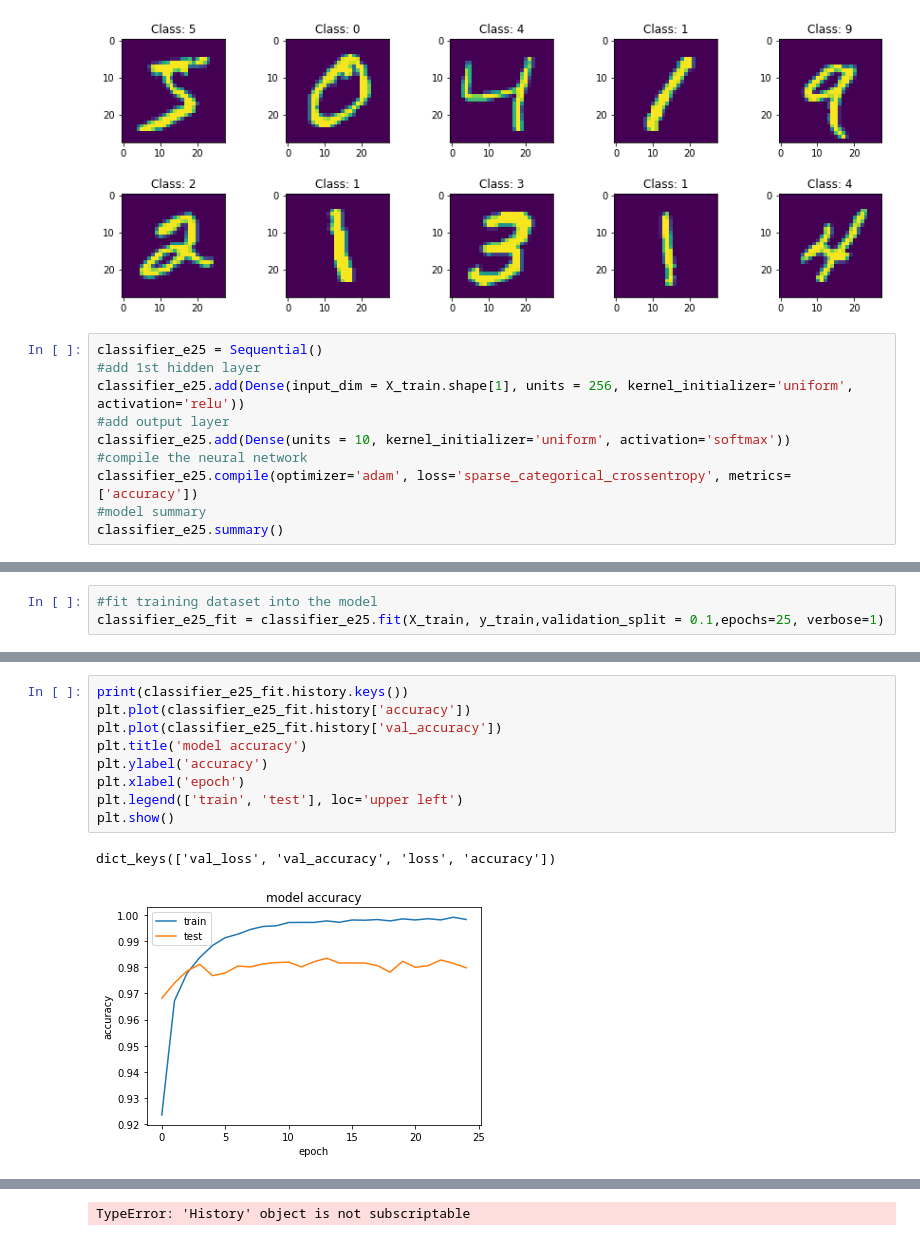
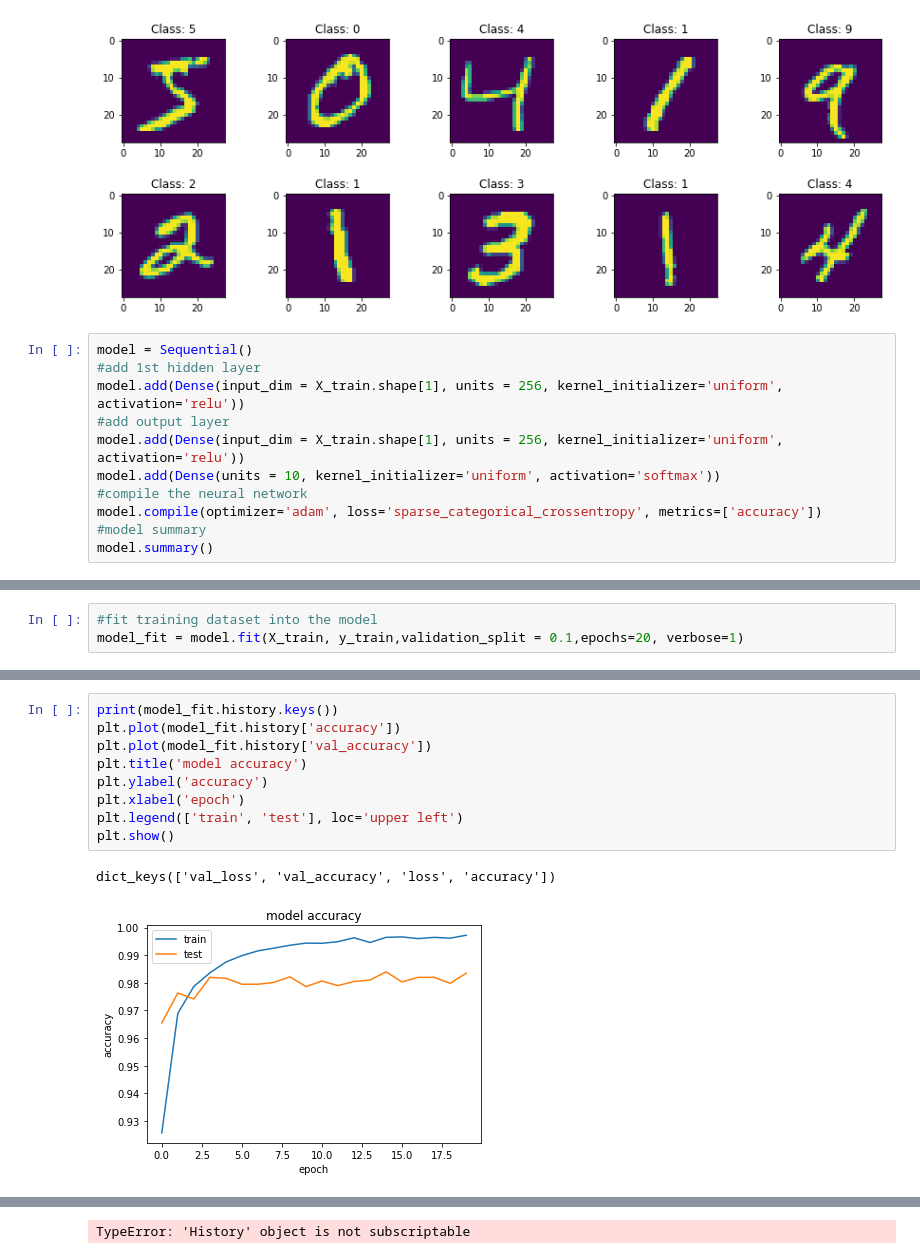
Before and after one commit to thealchemist1307/DL-Assignment, a Jupyter notebook: Untitled1.ipynb, the cells around one changed output, grey strips where cells are left out. Saved outputs shown, nothing was run; the diff lists cells and outputs as text.

```diff
--- a/Untitled1.ipynb
+++ b/Untitled1.ipynb
@@ -54,13 +52,14 @@ plt.show()
 # %% [output]
 [figure]
 # %%
-classifier_e25 = Sequential()
+model = Sequential()
 #add 1st hidden layer
-classifier_e25.add(Dense(input_dim = X_train.shape[1], units = 256, kernel_initializer='uniform', activation='relu'))
+model.add(Dense(input_dim = X_train.shape[1], units = 256, kernel_initializer='uniform', activation='relu'))
 #add output layer
-classifier_e25.add(Dense(units = 10, kernel_initializer='uniform', activation='softmax'))
+model.add(Dense(input_dim = X_train.shape[1], units = 256, kernel_initializer='uniform', activation='relu'))
+model.add(Dense(units = 10, kernel_initializer='uniform', activation='softmax'))
 #compile the neural network
-classifier_e25.compile(optimizer='adam', loss='sparse_categorical_crossentropy', metrics=['accuracy'])
+model.compile(optimizer='adam', loss='sparse_categorical_crossentropy', metrics=['accuracy'])
 #model summary
-classifier_e25.summary()
+model.summary()
 # %% [output]
@@ -78,5 +79,5 @@ Non-trainable params: 0
 _________________________________________________________________
 # %%
 #fit training dataset into the model
-classifier_e25_fit = classifier_e25.fit(X_train, y_train,validation_split = 0.1,epochs=25, verbose=1)
+model_fit = model.fit(X_train, y_train,validation_split = 0.1,epochs=20, verbose=1)
 # %% [output]
@@ -100,14 +101,14 @@ Epoch 25/25
 # %%
-print(classifier_e25_fit.history.keys())
-plt.plot(classifier_e25_fit.history['accuracy'])
-plt.plot(classifier_e25_fit.history['val_accuracy'])
+print(model_fit.history.keys())
+plt.plot(model_fit.history['accuracy'])
+plt.plot(model_fit.history['val_accuracy'])
 plt.title('model accuracy')
 plt.ylabel('accuracy')
 plt.xlabel('epoch')
 plt.legend(['train', 'test'], loc='upper left')
 plt.show()
 # %% [output]
 dict_keys(['val_loss', 'val_accuracy', 'loss', 'accuracy'])
-[figure, old version]
+[figure, new version]
 # %%
 #evaluate the model for testing dataset
```
Also changed, not shown: parts of 92 cells of this notebook, 1 other file.
